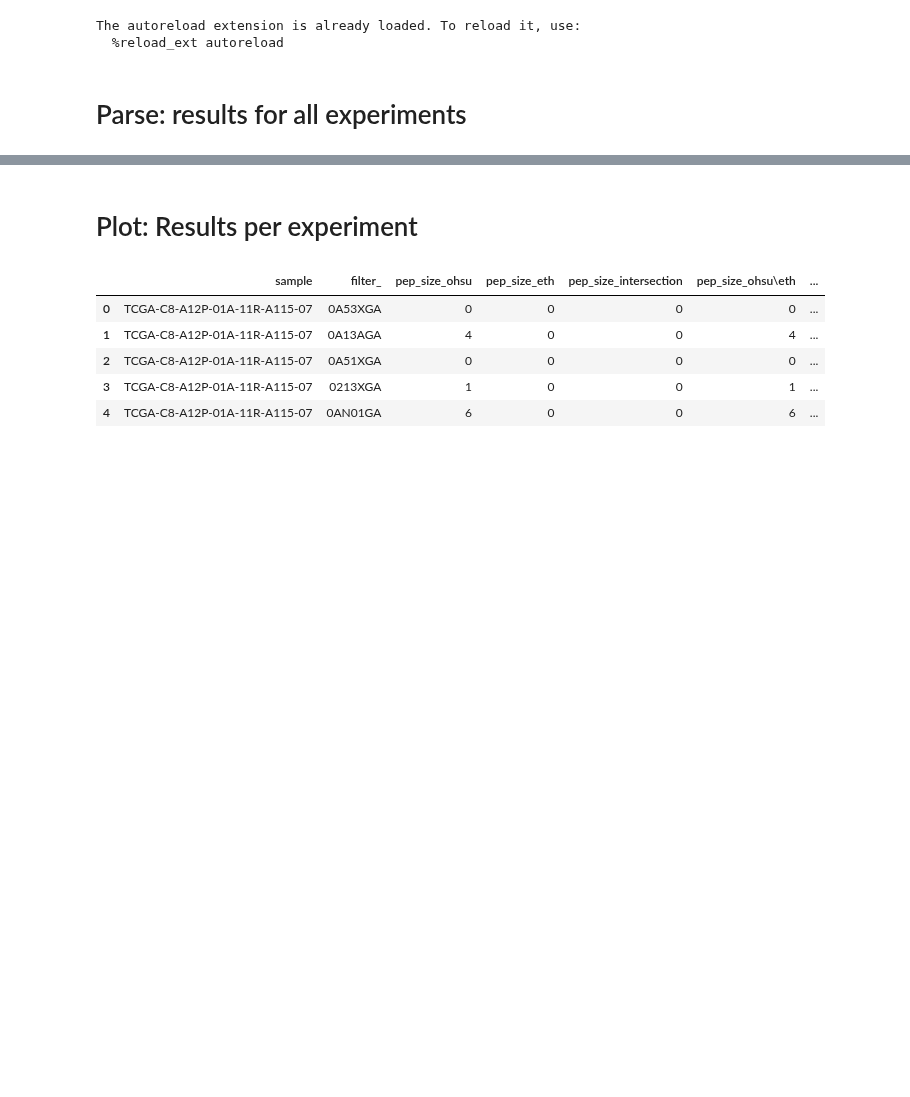
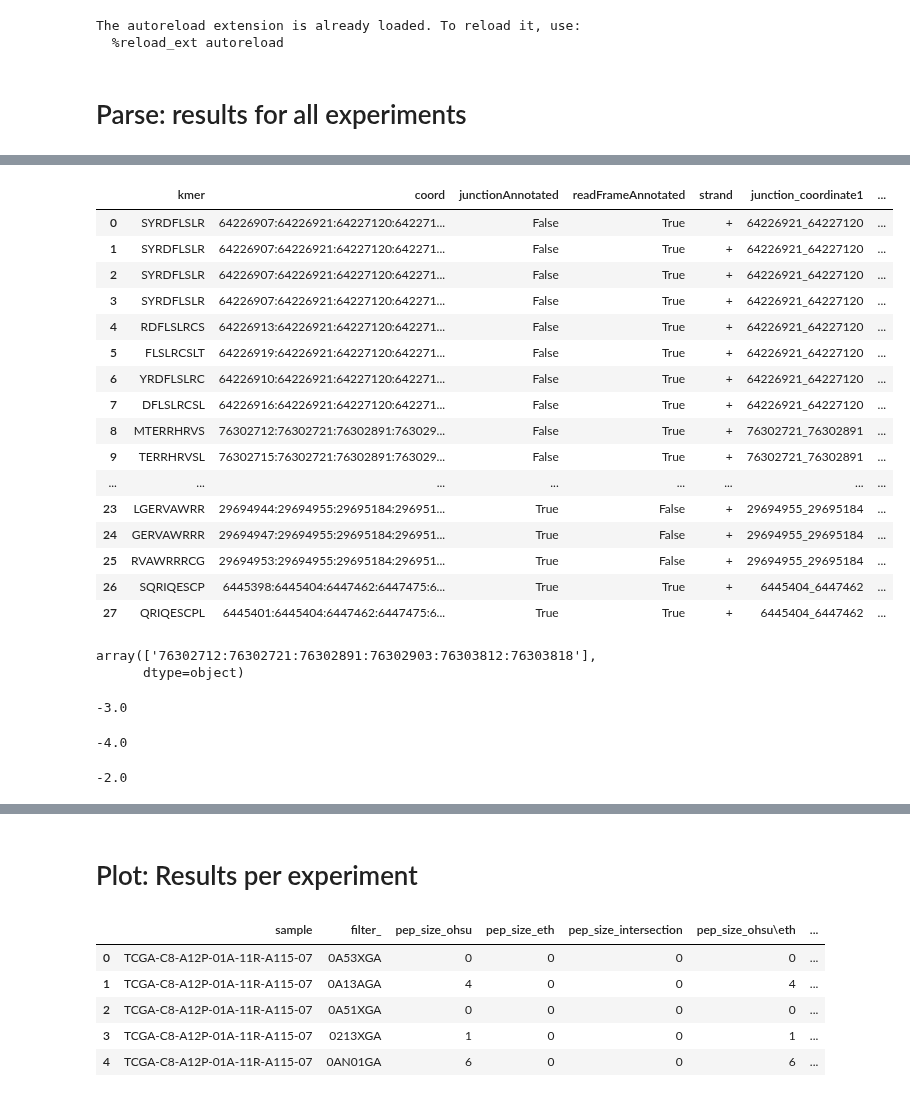
Before and after one commit to ratschlab/projects2020_ohsu, a Jupyter notebook: eth/plotting/OHSU_collab_Rerun_allRF_proteomics/20240116_barplot_Experiment_intersection-peptides-to-kmer.ipynb, the cells around one changed output, grey strips where cells are left out. Saved outputs shown, nothing was run; the diff lists cells and outputs as text; code cells hidden in the pictures; blank space fills up the shorter version.

```diff
--- a/eth/plotting/OHSU_collab_Rerun_allRF_proteomics/20240116_barplot_Experiment_intersection-peptides-to-kmer.ipynb
+++ b/eth/plotting/OHSU_collab_Rerun_allRF_proteomics/20240116_barplot_Experiment_intersection-peptides-to-kmer.ipynb
@@ -278,0 +347,2 @@ df_filtered_jx_kmers = kmers_experiment.merge(df_filtered_jx, on = 'jx', how = '
+# %%
+second_jx = kmers_experiment.merge(df_filtered_jx, left_on = 'junction_coordinate2', right_on = 'jx', how = 'inner')
@@ -278,0 +369,20 @@ df_filtered_jx_kmers = kmers_experiment.merge(df_filtered_jx, on = 'jx', how = '
+# %%
+second_jx
+# %% [output]
+|  | kmer | coord | junctionAnnotated | readFrameAnnotated | strand | junction_coordinate1 | ... |
+| 0 | SYRDFLSLR | 64226907:64226921:64227120:642271... | False | True | + | 64226921_64227120 | ... |
+| 1 | SYRDFLSLR | 64226907:64226921:64227120:642271... | False | True | + | 64226921_64227120 | ... |
+| 2 | SYRDFLSLR | 64226907:64226921:64227120:642271... | False | True | + | 64226921_64227120 | ... |
+| 3 | SYRDFLSLR | 64226907:64226921:64227120:642271... | False | True | + | 64226921_64227120 | ... |
+| 4 | RDFLSLRCS | 64226913:64226921:64227120:642271... | False | True | + | 64226921_64227120 | ... |
+| 5 | FLSLRCSLT | 64226919:64226921:64227120:642271... | False | True | + | 64226921_64227120 | ... |
+| 6 | YRDFLSLRC | 64226910:64226921:64227120:642271... | False | True | + | 64226921_64227120 | ... |
+| 7 | DFLSLRCSL | 64226916:64226921:64227120:642271... | False | True | + | 64226921_64227120 | ... |
+| 8 | MTERRHRVS | 76302712:76302721:76302891:763029... | False | True | + | 76302721_76302891 | ... |
+| 9 | TERRHRVSL | 76302715:76302721:76302891:763029... | False | True | + | 76302721_76302891 | ... |
+| ... | ... | ... | ... | ... | ... | ... | ... |
+| 23 | LGERVAWRR | 29694944:29694955:29695184:296951... | True | False | + | 29694955_29695184 | ... |
+| 24 | GERVAWRRR | 29694947:29694955:29695184:296951... | True | False | + | 29694955_29695184 | ... |
+| 25 | RVAWRRRCG | 29694953:29694955:29695184:296951... | True | False | + | 29694955_29695184 | ... |
+| 26 | SQRIQESCP | 6445398:6445404:6447462:6447475:6... | True | True | + | 6445404_6447462 | ... |
+| 27 | QRIQESCPL | 6445401:6445404:6447462:6447475:6... | True | True | + | 6445404_6447462 | ... |
@@ -278,0 +391,17 @@ df_filtered_jx_kmers = kmers_experiment.merge(df_filtered_jx, on = 'jx', how = '
+# %%
+kmers_experiment.loc[kmers_experiment['kmer'] == 'MTERRHRER', 'coord'].values
+# %% [output]
+array(['76302712:76302721:76302891:76302903:76303812:76303818'],
+      dtype=object)
+# %%
+(76302712 - 76302721) /3
+# %% [output]
+-3.0
+# %%
+(76302891 - 76302903)/3
+# %% [output]
+-4.0
+# %%
+(76303812 - 76303818) / 3
+# %% [output]
+-2.0
```
Also changed, not shown: parts of 33 cells of this notebook, 1 other file.
